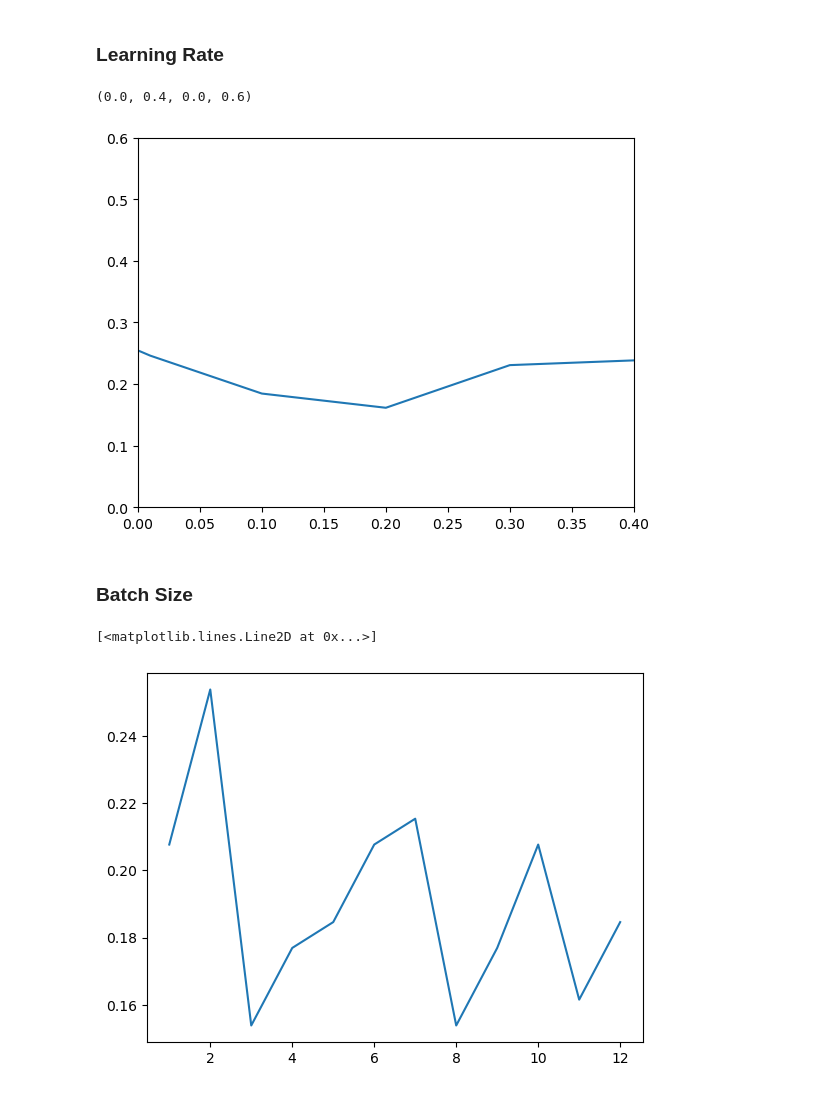
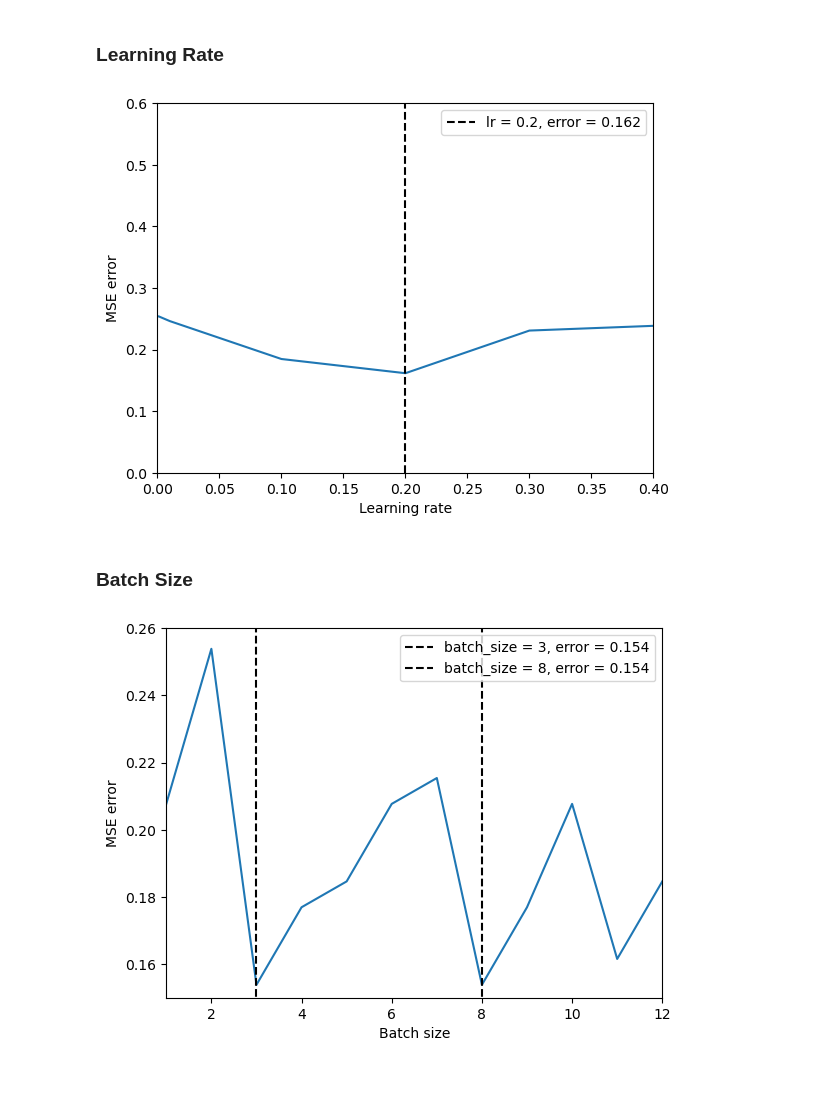
Before and after one commit to gd55hw/F20DL_DMML_Portfolio, a Jupyter notebook: F20DL_Lab9.ipynb, the cells around one changed output. Drawn from its saved outputs; the diff is of its cells as text; code cells hidden in the pictures.

Commit message:
Lab 9 - Add graph labels

```diff
--- a/F20DL_Lab9.ipynb
+++ b/F20DL_Lab9.ipynb
@@ -129,11 +135,16 @@ for lr in learning_rate:
     error = mean_squared_error(y_test, y_pred)
     errors.append(error)
 
+lowest_error = round(errors[4], 3)
 plt.plot(learning_rate, errors)
 plt.axis([0, 0.4, 0, 0.6])
+plt.plot([0.2, 0.2], [0, 1], "k--", label=f"lr = 0.2, error = {lowest_error}")
+plt.xlabel("Learning rate")
+plt.ylabel("MSE error")
+plt.legend()
+plt.show()
 # %% [output]
-(0.0, 0.4, 0.0, 0.6)
-[figure, old version]
+[figure, new version]
 # %% [markdown]
 ### Batch Size
 # %%
@@ -143,33 +154,40 @@ errors = []
 for batch_size in batch_sizes:
     # Prepare batches
     batch_count = math.ceil(X_train.shape[0] / batch_size)
     x_batches = []
     y_batches = []
     for i in range(batch_count):
         start_index = batch_size * i
         end_index = start_index + batch_size
 
         # If batch size > no. of remaining samples, set end index to last sample
         if end_index > X_train.shape[0]:
             end_index = -1
 
         x_batches.append(X_train[start_index : end_index])
         y_batches.append(y_train[start_index : end_index])
 
 
     # Training
     clf = SGDClassifier(eta0=0.2, learning_rate="constant", random_state=0)
     for iter in range(10):
         for batch_no in range(batch_count):
             clf.partial_fit(x_batches[batch_no], y_batches[batch_no], classes=[0, 1])
 
     # Prediction
     y_pred = clf.predict(X_test)
     error = mean_squared_error(y_test, y_pred)
     errors.append(error)
 
-
+lowest_error1 = round(errors[2], 3)
+lowest_error2 = round(errors[7], 3)
 plt.plot(batch_sizes, errors)
+plt.axis([1, 12, 0.15, 0.26])
+plt.plot([3, 3], [0, 1], "k--", label=f"batch_size = 3, error = {lowest_error1}")
+plt.plot([8, 8], [0, 1], "k--", label=f"batch_size = 8, error = {lowest_error2}")
+plt.xlabel("Batch size")
+plt.ylabel("MSE error")
+plt.legend()
+plt.show()
 # %% [output]
-[<matplotlib.lines.Line2D at 0x...>]
-[figure, old version]
+[figure, new version]
```
Also changed, not shown: parts of 1 cell of this notebook.
